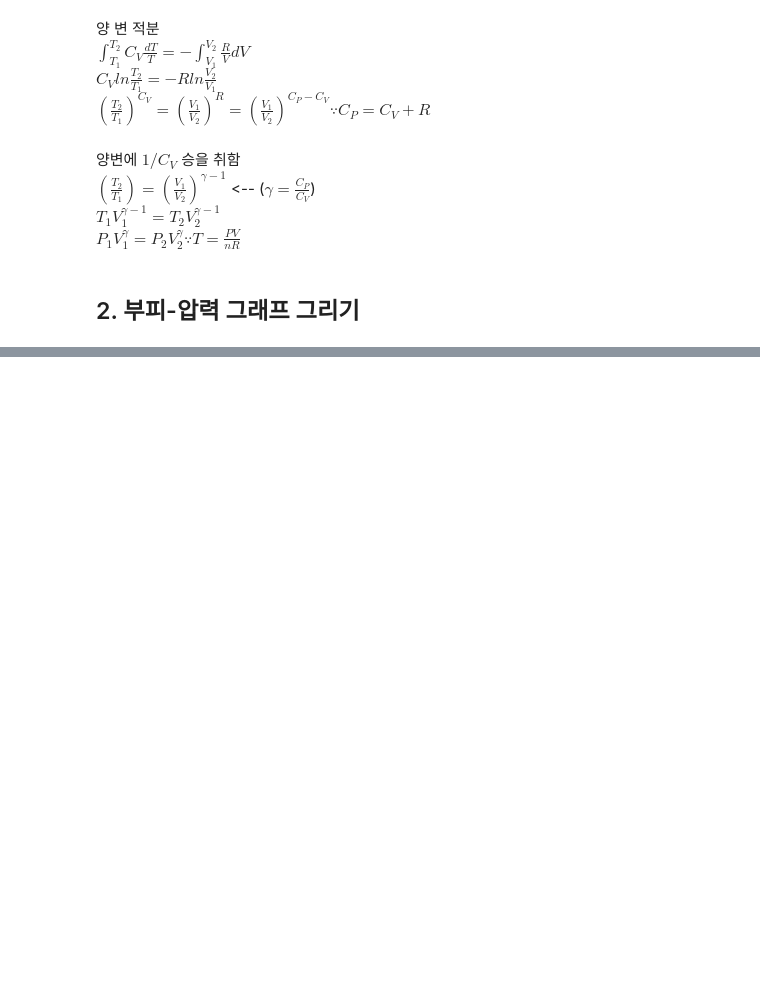
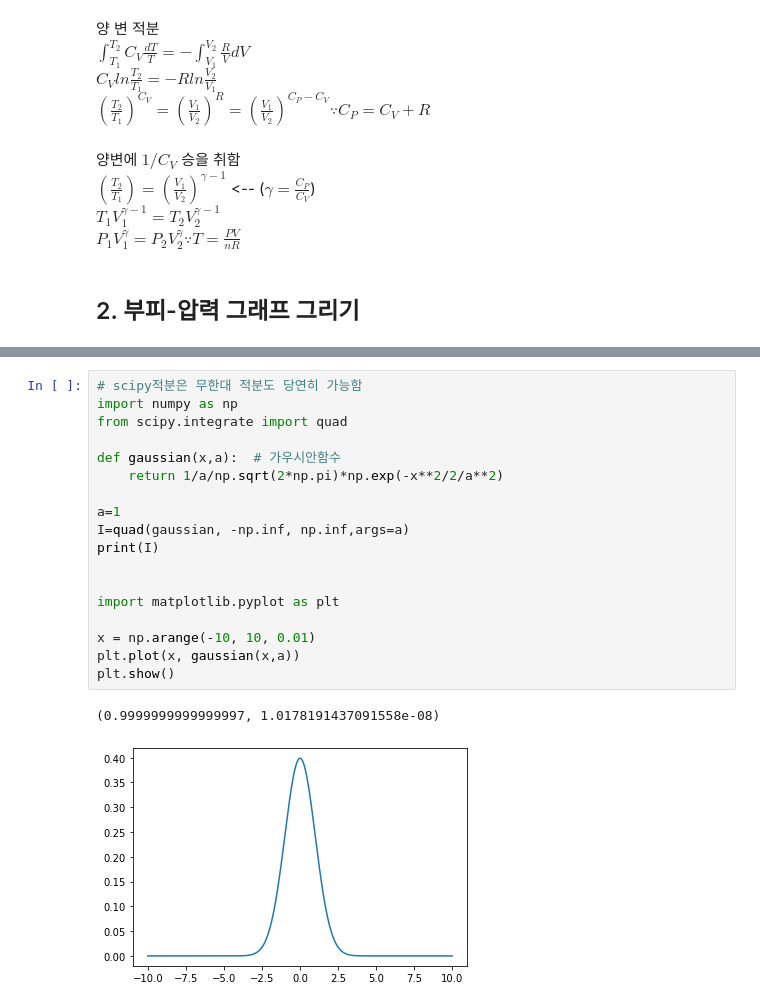
Before and after one commit to BrainNim/Study, a Jupyter notebook: K-MOOC/코딩으로 배우는 일반화학/week_3.ipynb, the cells around one changed output, grey strips where cells are left out. Drawn from its saved outputs; the diff is of its cells as text; blank space fills up the shorter version.

```diff
--- a/K-MOOC/코딩으로 배우는 일반화학/week_3.ipynb
+++ b/K-MOOC/코딩으로 배우는 일반화학/week_3.ipynb
@@ -72,3 +73,24 @@ I = integrate.quad(sample_function,0,1,args=(a,b))
 print(I)
 # %% [output]
 (1.6666666666666667, 1.8503717077085944e-14)
+# %%
+# scipy적분은 무한대 적분도 당연히 가능함
+import numpy as np
+from scipy.integrate import quad
+
+def gaussian(x,a):  # 가우시안함수
+    return 1/a/np.sqrt(2*np.pi)*np.exp(-x**2/2/a**2)
+
+a=1
+I=quad(gaussian, -np.inf, np.inf,args=a)
+print(I)
+
+
+import matplotlib.pyplot as plt
+
+x = np.arange(-10, 10, 0.01)
+plt.plot(x, gaussian(x,a))
+plt.show()
+# %% [output]
+(0.9999999999999997, 1.0178191437091558e-08)
+[figure, added]
```
Also changed, not shown: parts of 16 cells of this notebook.
